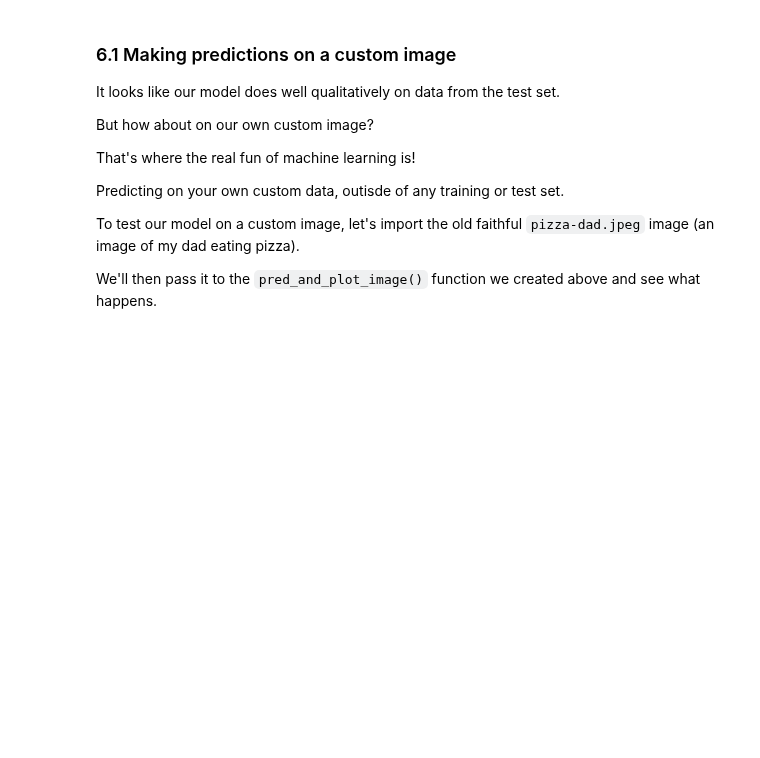
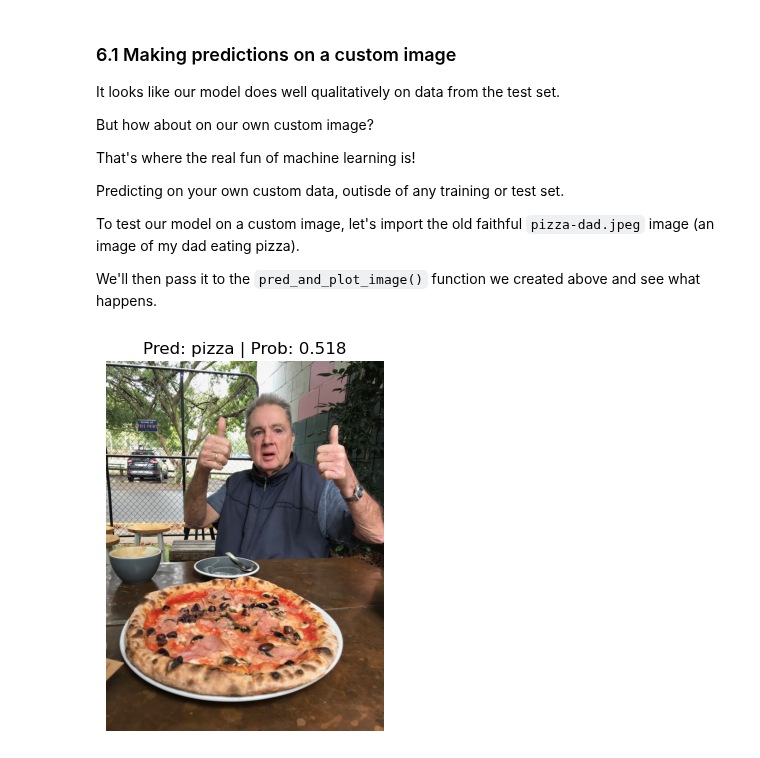
Before and after one commit to duongtrung/Pytorch-tutorials, a Jupyter notebook: 06_pytorch_transfer_learning_up.ipynb, the cells around one changed output. Drawn from its saved outputs; the diff is of its cells as text; code cells hidden in the pictures; blank space fills up the shorter version.

```diff
--- a/06_pytorch_transfer_learning_up.ipynb
+++ b/06_pytorch_transfer_learning_up.ipynb
@@ -731,3 +731,10 @@ To test our model on a custom image, let's import the old faithful `pizza-dad.jp
 We'll then pass it to the `pred_and_plot_image()` function we created above and see what happens.
 # %%
 custom_image_path = "resources/04-pizza-dad.jpeg"
+
+# Predict on custom image
+pred_and_plot_image(model=model,
+                    image_path=custom_image_path,
+                    class_names=class_names)
+# %% [output]
+[figure, added]
```
Also changed, not shown: parts of 1 cell of this notebook, 1 other file.
